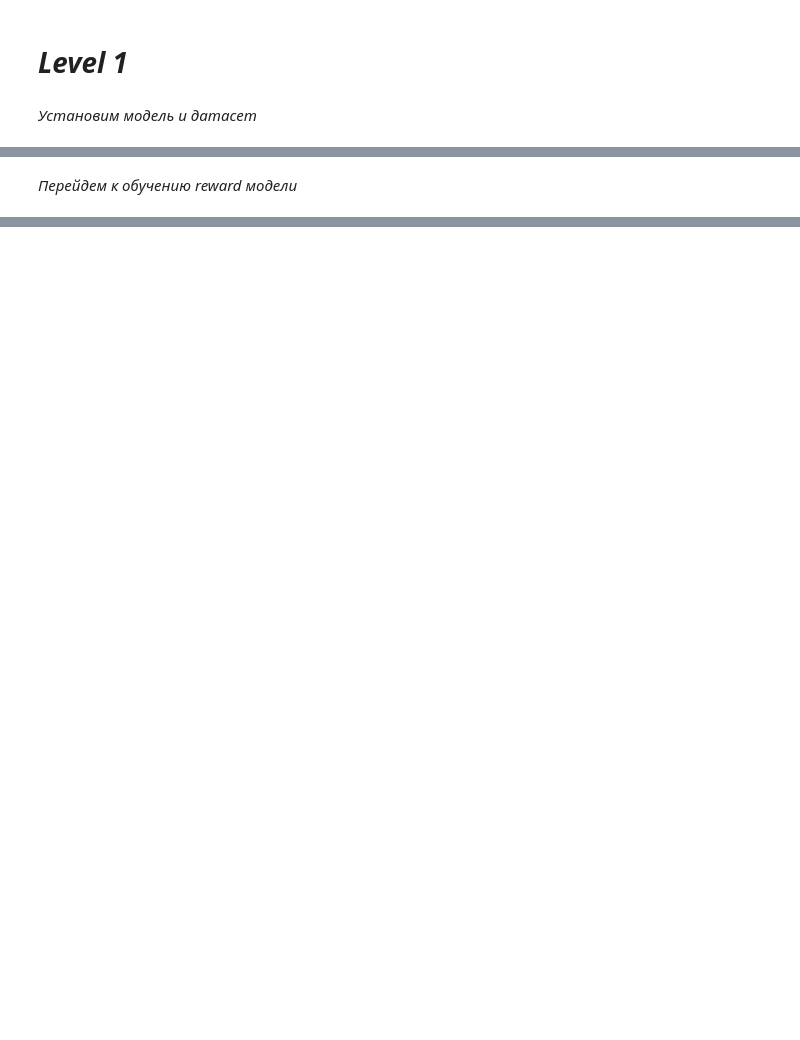
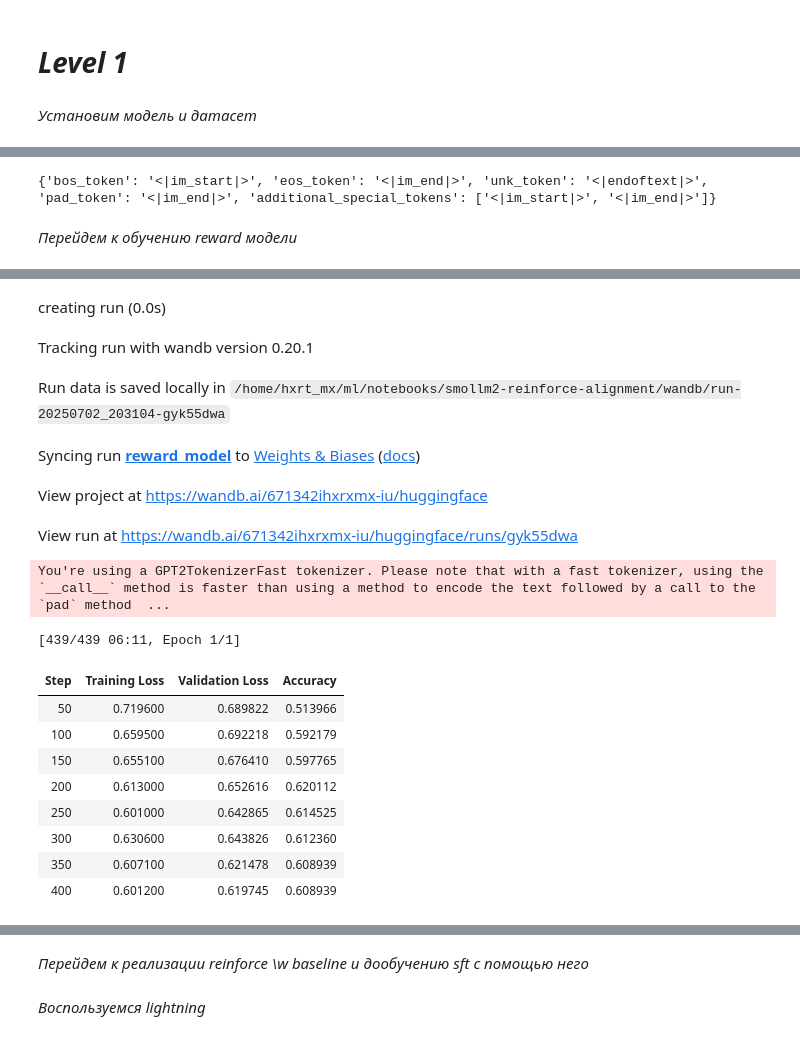
Before and after one commit to hxrxmx/smollm2-reinforce-alignment, a Jupyter notebook: smollm2-reinforce-alignment.ipynb, the cells around one changed output, grey strips where cells are left out. Saved outputs shown, nothing was run; the diff lists cells and outputs as text; code cells hidden in the pictures; blank space fills up the shorter version.

Commit message:
reinforce model

```diff
--- a/smollm2-reinforce-alignment.ipynb
+++ b/smollm2-reinforce-alignment.ipynb
@@ -57,2 +47,22 @@ Train size: 7224, Val size: 373
+# %%
+def format_ds(example):
+    user_msg = example['prompt']
+    chosen = example['chosen']
+    rejected = example['rejected']
+
+    prompt = f"<|im_start|>user\n{user_msg}<|im_end|>\n<|im_start|>assistant\n"
+
+    return {
+		"prompt": prompt,
+		"chosen": f"{prompt}{chosen}<|im_end|>",
+		"rejected": f"{prompt}{rejected}<|im_end|>",
+    }
+# %%
+print(tokenizer.special_tokens_map)
+# %% [output]
+{'bos_token': '<|im_start|>', 'eos_token': '<|im_end|>', 'unk_token': '<|endoftext|>', 'pad_token': '<|im_end|>', 'additional_special_tokens': ['<|im_start|>', '<|im_end|>']}
+# %%
+train_ds = train_ds.map(format_ds, remove_columns=train_ds.column_names)
+val_ds = val_ds.map(format_ds, remove_columns=val_ds.column_names)
 # %% [markdown]
 *Перейдем к обучению reward модели*
@@ -58,0 +71,22 @@ Train size: 7224, Val size: 373
+# %%
+reward_conf = RewardConfig(
+    output_dir="reward_model",
+    num_train_epochs=1,
+    learning_rate=5e-5,
+    fp16=True,
+    max_length=512,
+    eval_strategy="steps",
+    eval_steps=50,
+)
+
+trainer = RewardTrainer(
+    model=model,
+    args=reward_conf,
+    processing_class=tokenizer,
+    train_dataset=train_ds,
+    eval_dataset=val_ds,
+)
+# %%
+trainer.train()
+trainer.save_model(reward_conf.output_dir)
+# %% [output]
@@ -58,0 +95,17 @@ Train size: 7224, Val size: 373
+creating run (0.0s)
+Tracking run with wandb version 0.20.1
+Run data is saved locally in /home/hxrt_mx/ml/notebooks/smollm2-reinforce-alignment/wandb/run-20250702_203104-gyk55dwa
+Syncing run reward_model to Weights & Biases (docs)
+View project at https://wandb.ai/671342ihxrxmx-iu/huggingface
+View run at https://wandb.ai/671342ihxrxmx-iu/huggingface/runs/gyk55dwa
+You're using a GPT2TokenizerFast tokenizer. Please note that with a fast tokenizer, using the `__call__` method is faster than using a method to encode the text followed by a call to the `pad` method  ...
+[439/439 06:11, Epoch 1/1]
+| Step | Training Loss | Validation Loss | Accuracy |
+| 50 | 0.719600 | 0.689822 | 0.513966 |
+| 100 | 0.659500 | 0.692218 | 0.592179 |
+| 150 | 0.655100 | 0.676410 | 0.597765 |
+| 200 | 0.613000 | 0.652616 | 0.620112 |
+| 250 | 0.601000 | 0.642865 | 0.614525 |
+| 300 | 0.630600 | 0.643826 | 0.612360 |
+| 350 | 0.607100 | 0.621478 | 0.608939 |
+| 400 | 0.601200 | 0.619745 | 0.608939 |
@@ -58,0 +113,2 @@ Train size: 7224, Val size: 373
+# %% [markdown]
+*Перейдем к реализации reinforce \w baseline и дообучению sft с помощью него*
@@ -58,0 +121,2 @@ Train size: 7224, Val size: 373
+# %% [markdown]
+*Воспользуемся lightning*
```
Also changed, not shown: parts of 11 cells of this notebook, 1 other file.
